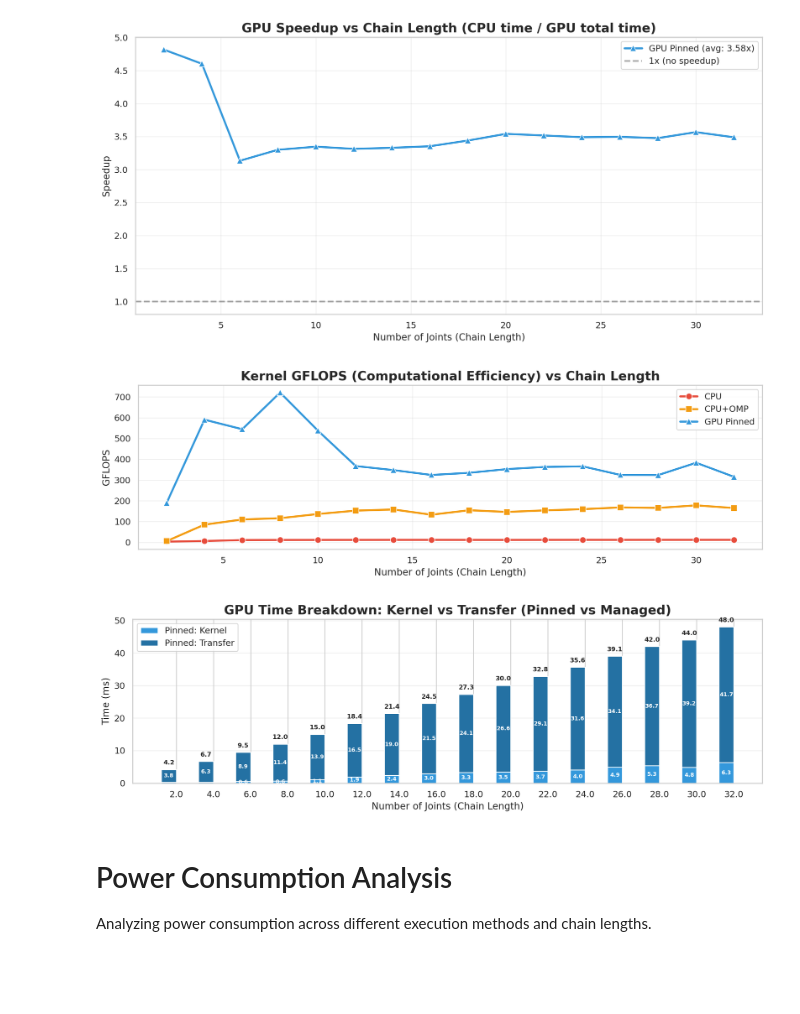
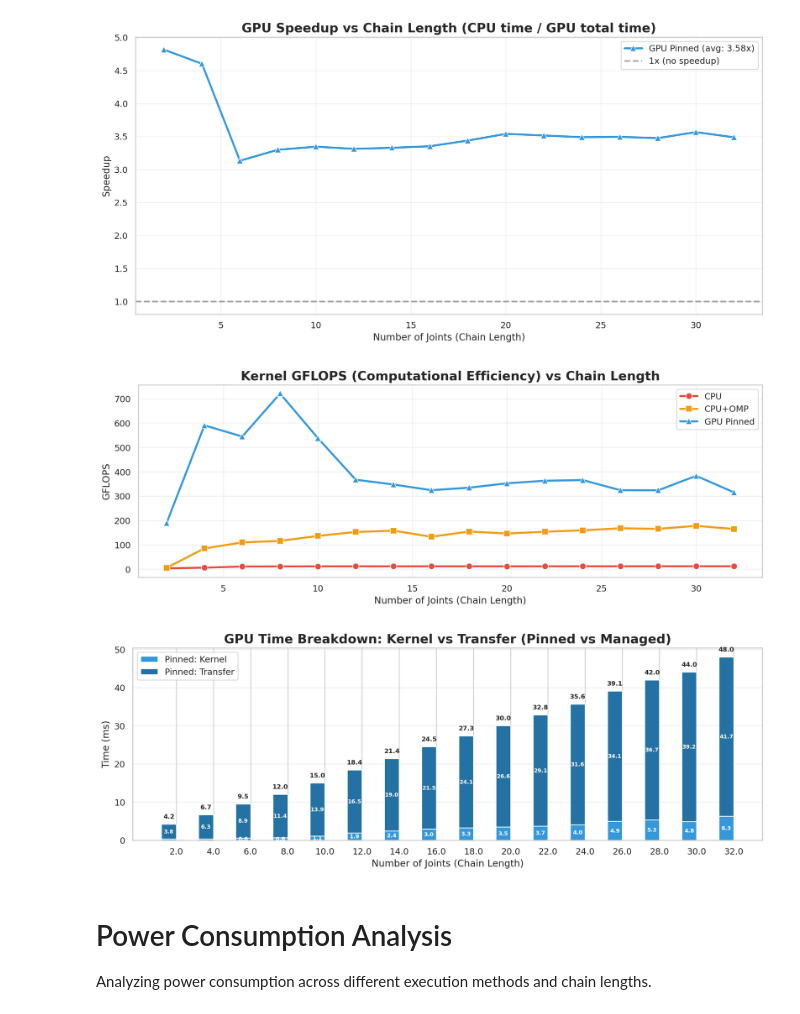
Before and after one commit to YuchengHuang313/ECE455, a Jupyter notebook: Proj/memory_comparison.ipynb, the cells around one changed output. Cells and saved outputs as stored; diff of their text form; code cells hidden in the pictures; blank space fills up the shorter version.

```diff
--- a/Proj/memory_comparison.ipynb
+++ b/Proj/memory_comparison.ipynb
@@ -10,6 +10,8 @@ import seaborn as sns
 import matplotlib.pyplot as plt
 from tqdm import tqdm
 import numpy as np
+
+fig_size = (12,4.5)
 
 # Compile the program first
 print("Compiling compare_mem_access...")
@@ -477,7 +541,7 @@ GPU Pinned - Average Speedup: 3.58x
 [figure]
 # %%
 # GFLOPS comparison showing efficiency
-fig, ax = plt.subplots(figsize=(12, 6), dpi=200)
+fig, ax = plt.subplots(figsize=fig_size, dpi=200)
 
 # Check if we have managed memory data
 has_managed = 'Managed' in joints_df['memory_type'].values
@@ -521,10 +585,10 @@ ax.grid(True, alpha=0.3)
 plt.tight_layout()
 plt.show()
 # %% [output]
-[figure, old version]
+[figure, new version]
 # %%
 # Transfer vs kernel time breakdown - Pinned and Managed side by side
-fig, ax = plt.subplots(figsize=(12, 6), dpi=200)
+fig, ax = plt.subplots(figsize=fig_size, dpi=200)
 
 # Check if we have managed memory data
 has_managed = 'Managed' in joints_df['memory_type'].values
@@ -566,34 +630,34 @@ for i, (k_time, t_time) in enumerate(zip(pinned_kernel, pinned_transfer)):
 if has_managed and managed_df is not None and len(managed_df) > 0:
     managed_kernel = managed_df['gpu_kernel_ms'].values
     managed_transfer = managed_df['transfer_ms'].values
 
     ax.bar(x + width/2, managed_kernel, width, label='Managed: Kernel', color=managed_kernel_color)
     ax.bar(x + width/2, managed_transfer, width, bottom=managed_kernel, label='Managed: Transfer', color=managed_transfer_color)
 
     # Add labels for Managed bars
     for i, (k_time, t_time) in enumerate(zip(managed_kernel, managed_transfer)):
         total = k_time + t_time
         if k_time > 0.5:
             ax.text(i + width/2, k_time / 2, f'{k_time:.1f}', ha='center', va='center',
                    fontsize=7, fontweight='bold', color='w')
         if t_time > 0.5:  # Lower threshold since managed transfer is usually 0
             ax.text(i + width/2, k_time + t_time / 2, f'{t_time:.1f}', ha='center', va='center',
                    fontsize=7, fontweight='bold', color='w')
         ax.text(i + width/2, total + 1.5, f'{total:.1f}', ha='center', fontsize=8, fontweight='bold')
 
 # Formatting
 ax.set_xlabel('Number of Joints (Chain Length)', fontsize=12)
 ax.set_ylabel('Time (ms)', fontsize=12)
 ax.set_title('GPU Time Breakdown: Kernel vs Transfer (Pinned vs Managed)', fontsize=16, fontweight='bold')
 ax.set_xticks(x)
 ax.set_xticklabels(num_joints)
 ax.legend(fontsize=11, loc='upper left')
 ax.grid(True, alpha=0.3, axis='y')
 
 plt.tight_layout()
 plt.show()
 # %% [output]
-[figure, old version]
+[figure, new version]
 # %% [markdown]
 # Power Consumption Analysis
 
```
Also changed, not shown: parts of 9 cells of this notebook, 3 other files.
